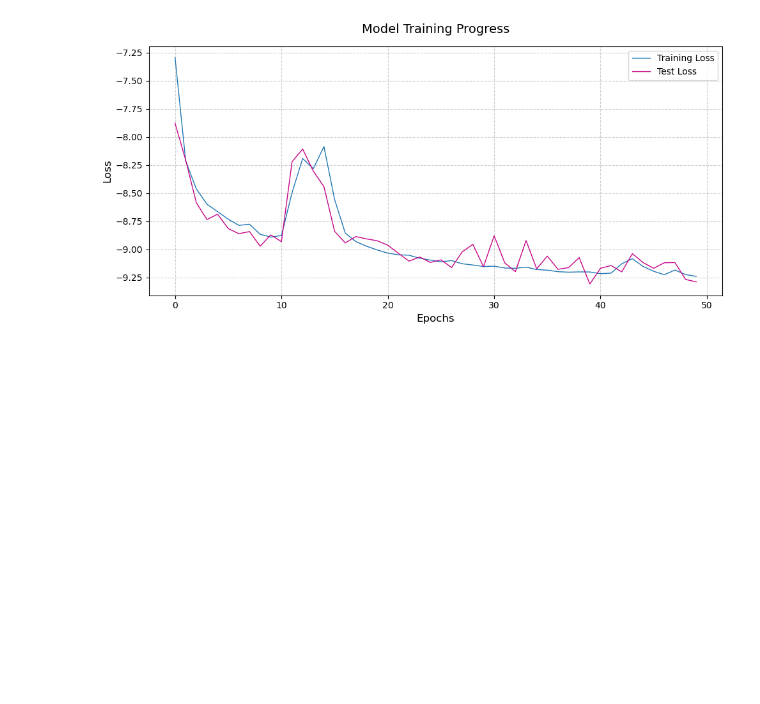
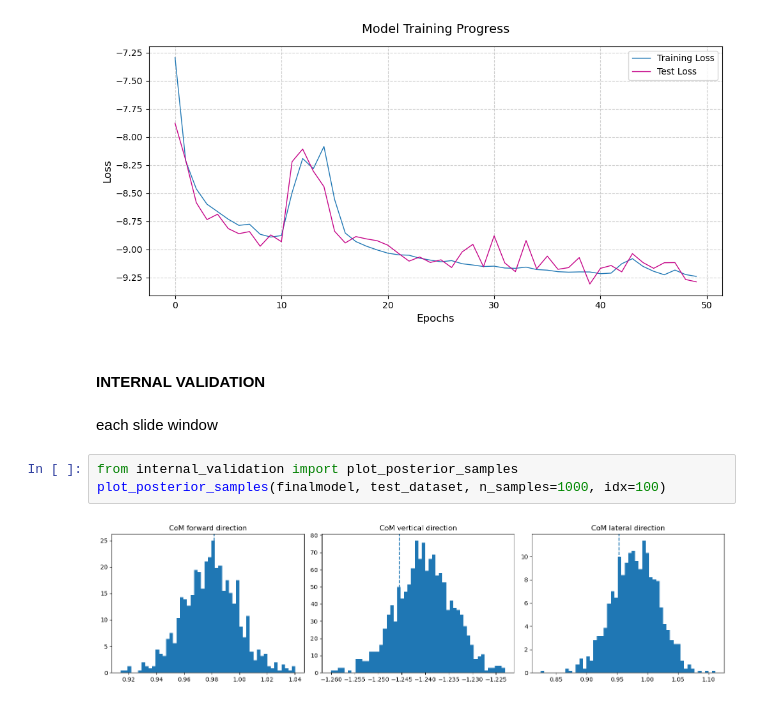
Before and after one commit to laurasaizz/SBI_walking, a Jupyter notebook: nsf_slidewindow.ipynb, the cells around one changed output. Cells and saved outputs as stored; diff of their text form; blank space fills up the shorter version.

Commit message:
added internal validation (calibration still missing)

```diff
--- a/nsf_slidewindow.ipynb
+++ b/nsf_slidewindow.ipynb
@@ -822,3 +660,12 @@ plt.tight_layout()
 plt.show()
 # %% [output]
 [figure]
+# %% [markdown]
+#### INTERNAL VALIDATION
+# %% [markdown]
+each slide window
+# %%
+from internal_validation import plot_posterior_samples
+plot_posterior_samples(finalmodel, test_dataset, n_samples=1000, idx=100)
+# %% [output]
+[figure, added]
```
Also changed, not shown: parts of 27 cells of this notebook, 2 other files.
